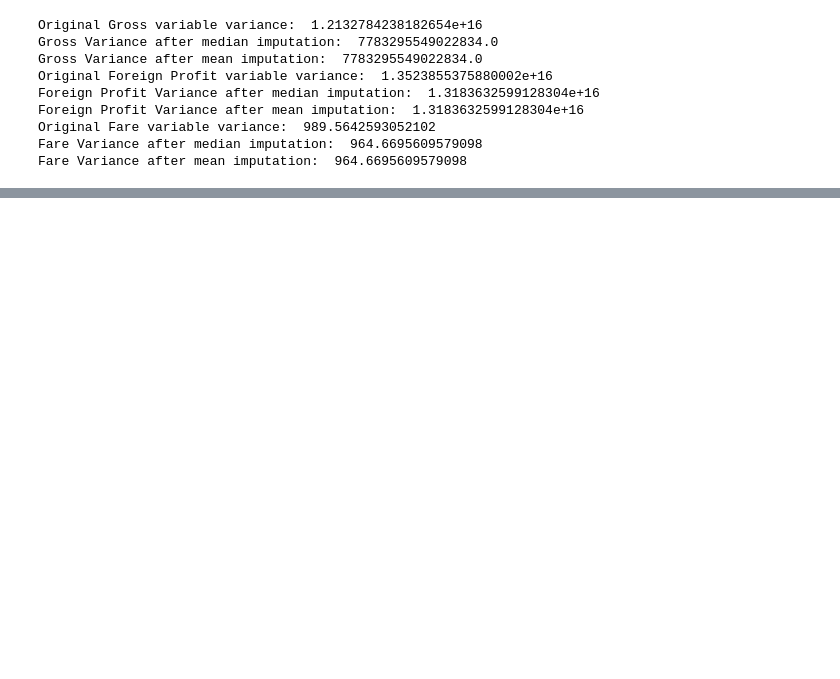
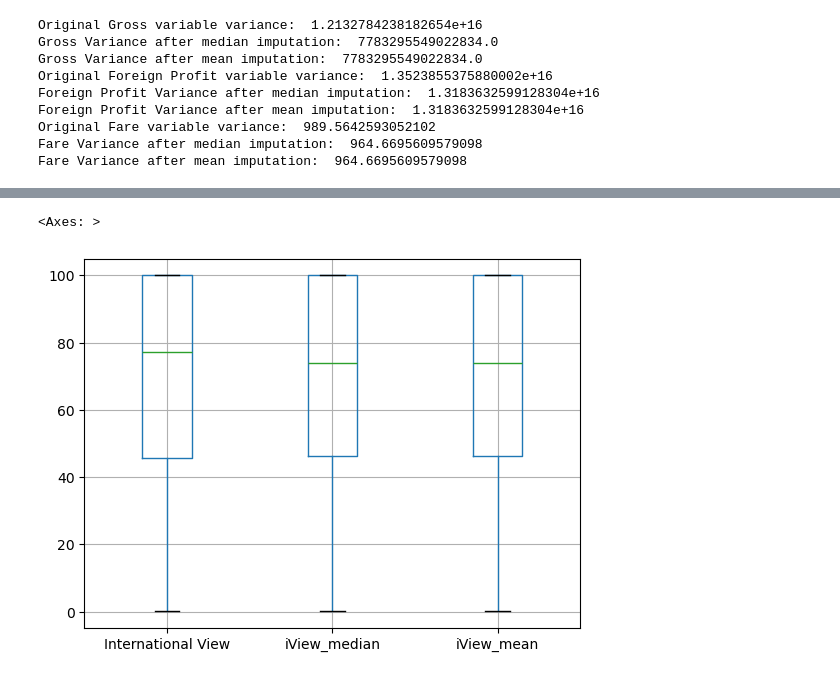
Before and after one commit to Razakhan143/AI-Artificial-Inteligence-, a Jupyter notebook: ML practice/Feature Engineering/handling_missing.ipynb, the cells around one changed output, grey strips where cells are left out. Saved outputs shown, nothing was run; the diff lists cells and outputs as text; code cells hidden in the pictures; blank space fills up the shorter version.

```diff
--- a/ML practice/Feature Engineering/handling_missing.ipynb
+++ b/ML practice/Feature Engineering/handling_missing.ipynb
@@ -126,0 +168,5 @@ ax.legend(lines, labels, loc='best')
+# %%
+X_train[['International View', 'iView_median', 'iView_mean']].boxplot()
+# %% [output]
+<Axes: >
+[figure, added]
```
Also changed, not shown: parts of 6 cells of this notebook.
